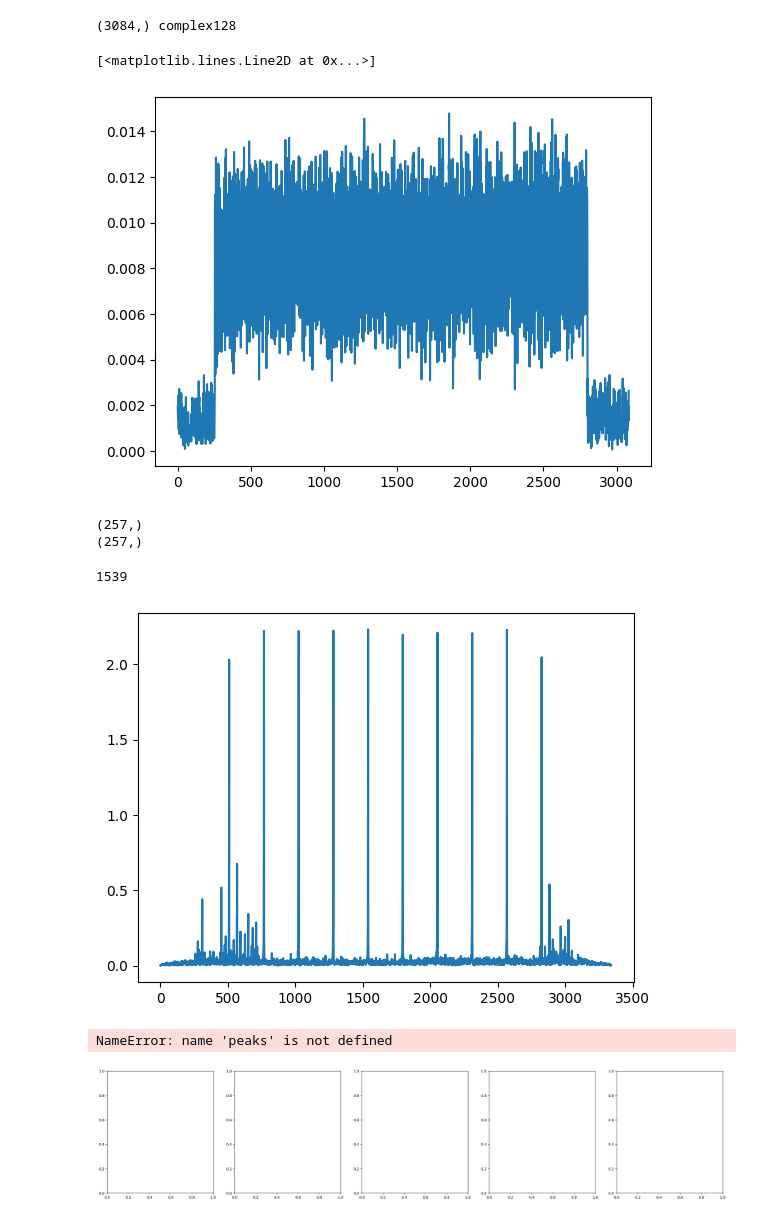
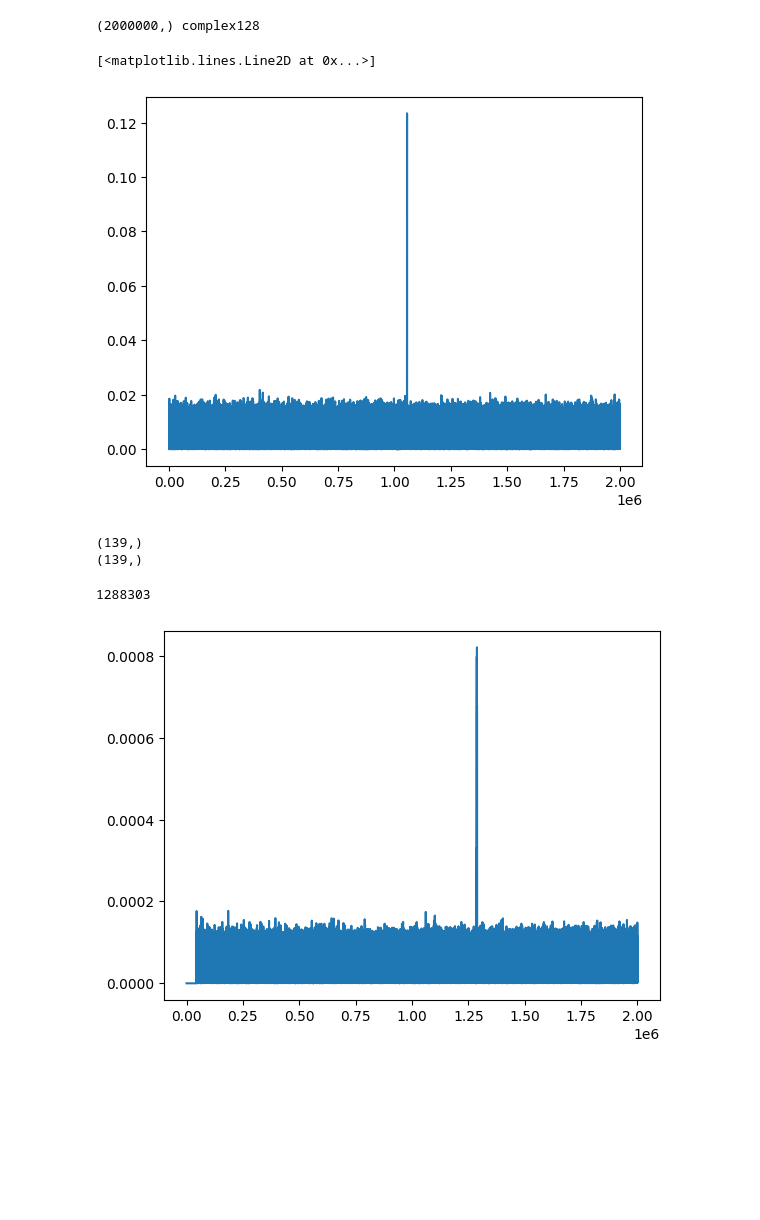
Before and after one commit to navya-xx/OTA-C, a Jupyter notebook: cpp/save_corr_data_analysis.ipynb, the cells around one changed output. Saved outputs shown, nothing was run; the diff lists cells and outputs as text; code cells hidden in the pictures; blank space fills up the shorter version.

```diff
--- a/cpp/save_corr_data_analysis.ipynb
+++ b/cpp/save_corr_data_analysis.ipynb
@@ -2,7 +2,7 @@
 import numpy as np
 import csv
 # %%
-file_path = "./storage/32C7981_save_signal_3.csv"
+file_path = "./storage/save_ref_rx_serial_32B1708.dat"
 with open(file_path, 'r') as f:
     data = f.read();
 
@@ -15,7 +15,7 @@ for i in range(len(data)):
 
 print(complex_symbols.shape, complex_symbols.dtype)
 # %% [output]
-(3084,) complex128
+(2000000,) complex128
 # %%
 from matplotlib import pyplot as plt
 dlen = complex_symbols.size
@@ -23,9 +23,9 @@ plot_symb = complex_symbols
 plt.plot(np.arange(plot_symb.size), np.abs(plot_symb))
 # %% [output]
 [<matplotlib.lines.Line2D at 0x...>]
-[figure, old version]
+[figure, new version]
 # %%
-N = 257
+N = 139
 M = 31
 R = 1
 zfc_seq = np.array([np.exp(-1j * np.pi * M * n * (n + 1) / N) for n in range(N)])
@@ -33,27 +33,13 @@ zfc_seq_rep = np.tile(zfc_seq, R)
 print(zfc_seq.shape)
 print(zfc_seq_rep.shape)
 # %% [output]
-(257,)
-(257,)
+(139,)
+(139,)
 # %%
 corr_zfc = np.correlate(complex_symbols, zfc_seq, mode='full')
-plot_corr = np.abs(corr_zfc) #[N-1:-(N-1)]
+plot_corr = np.abs(corr_zfc) / N #[N-1:-(N-1)]
 plt.plot(plot_corr)
 print(np.argmax(plot_corr))
 # %% [output]
-1539
+1288303
-[figure, old version]
+[figure, new version]
-# %%
-fig, axs = plt.subplots(1, 5, figsize=[30, 6])
-axx = axs.flatten()
-power_sum = 0.0
-for i in range(5):
-    toplot = data[int(peaks[i]-256/2) : min(int(peaks[i]+256/2) + 1, data.size - 1)];
-    power_sum += toplot.sum()
-    axx[i].plot(np.arange(toplot.size), toplot)
-
-power_sum /= (257 * peaks.size)
-print(power_sum)
-# %% [output]
-NameError: name 'peaks' is not defined
-[figure, removed]
```
Also changed, not shown: parts of 1 cell of this notebook, 1 other file.
